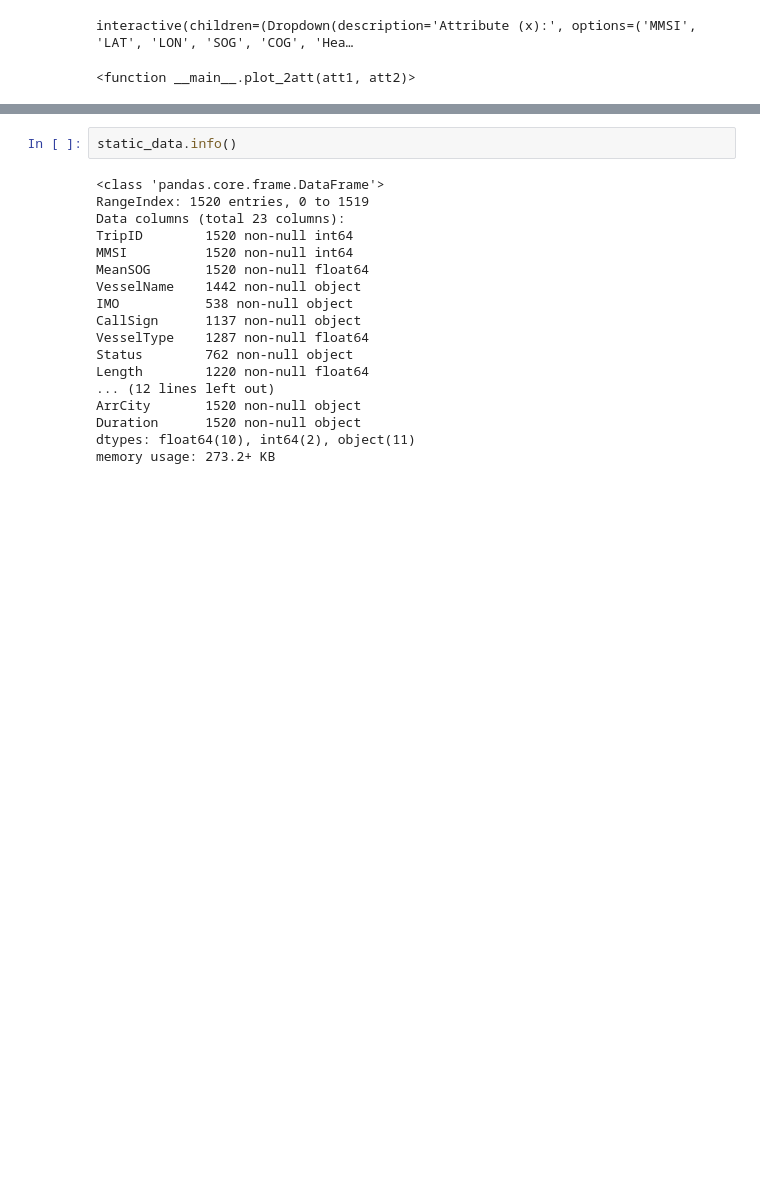
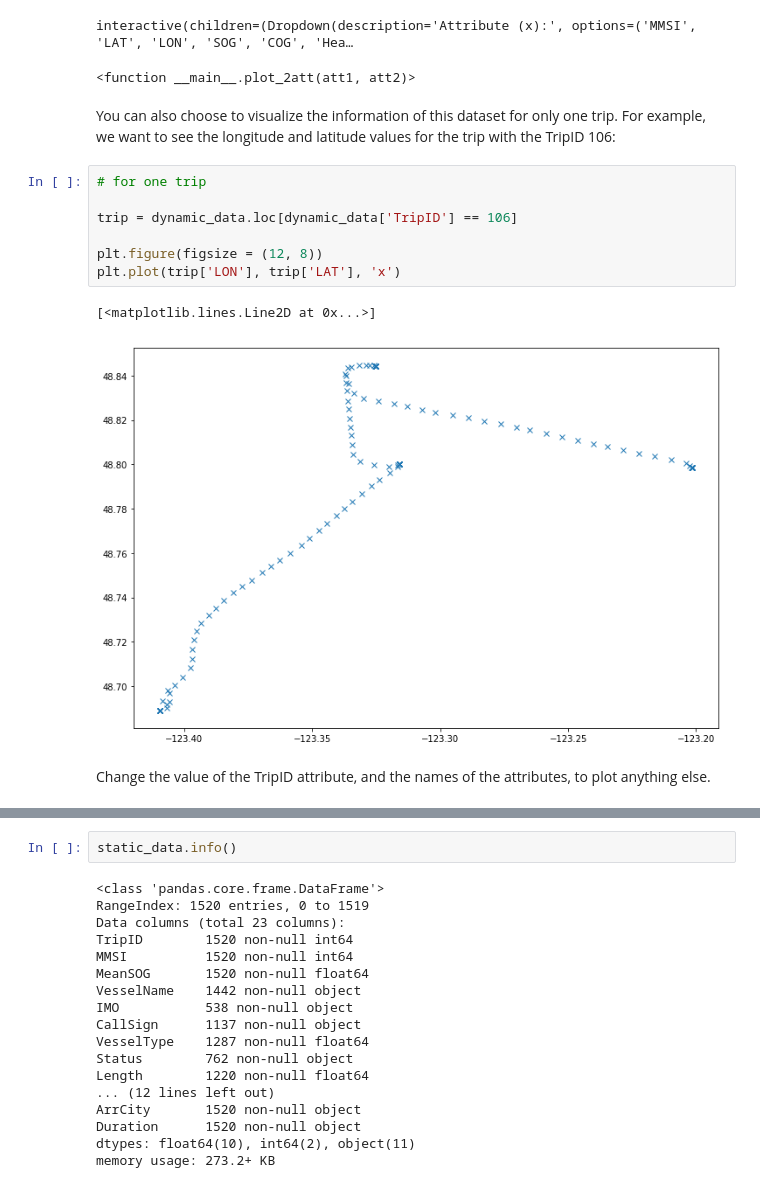
Before and after one commit to xldrkp/jb-test, a Jupyter notebook: content/chapter1-numerical/1-1-AIS-data.ipynb, the cells around one changed output, grey strips where cells are left out. Saved outputs shown, nothing was run; the diff lists cells and outputs as text; blank space fills up the shorter version.

Commit message:
Finish static data

```diff
--- a/content/chapter1-numerical/1-1-AIS-data.ipynb
+++ b/content/chapter1-numerical/1-1-AIS-data.ipynb
@@ -347,3 +347,17 @@ interact(plot_2att,
 # %% [output]
 interactive(children=(Dropdown(description='Attribute (x):', options=('MMSI', 'LAT', 'LON', 'SOG', 'COG', 'Hea…
 <function __main__.plot_2att(att1, att2)>
+# %% [markdown]
+You can also choose to visualize the information of this dataset for only one trip. For example, we want to see the longitude and latitude values for the trip with the TripID 106:
+# %%
+# for one trip
+
+trip = dynamic_data.loc[dynamic_data['TripID'] == 106]
+
+plt.figure(figsize = (12, 8))
+plt.plot(trip['LON'], trip['LAT'], 'x')
+# %% [output]
+[<matplotlib.lines.Line2D at 0x...>]
+[figure, added]
+# %% [markdown]
+Change the value of the TripID attribute, and the names of the attributes, to plot anything else.
```
Also changed, not shown: parts of 12 cells of this notebook.
